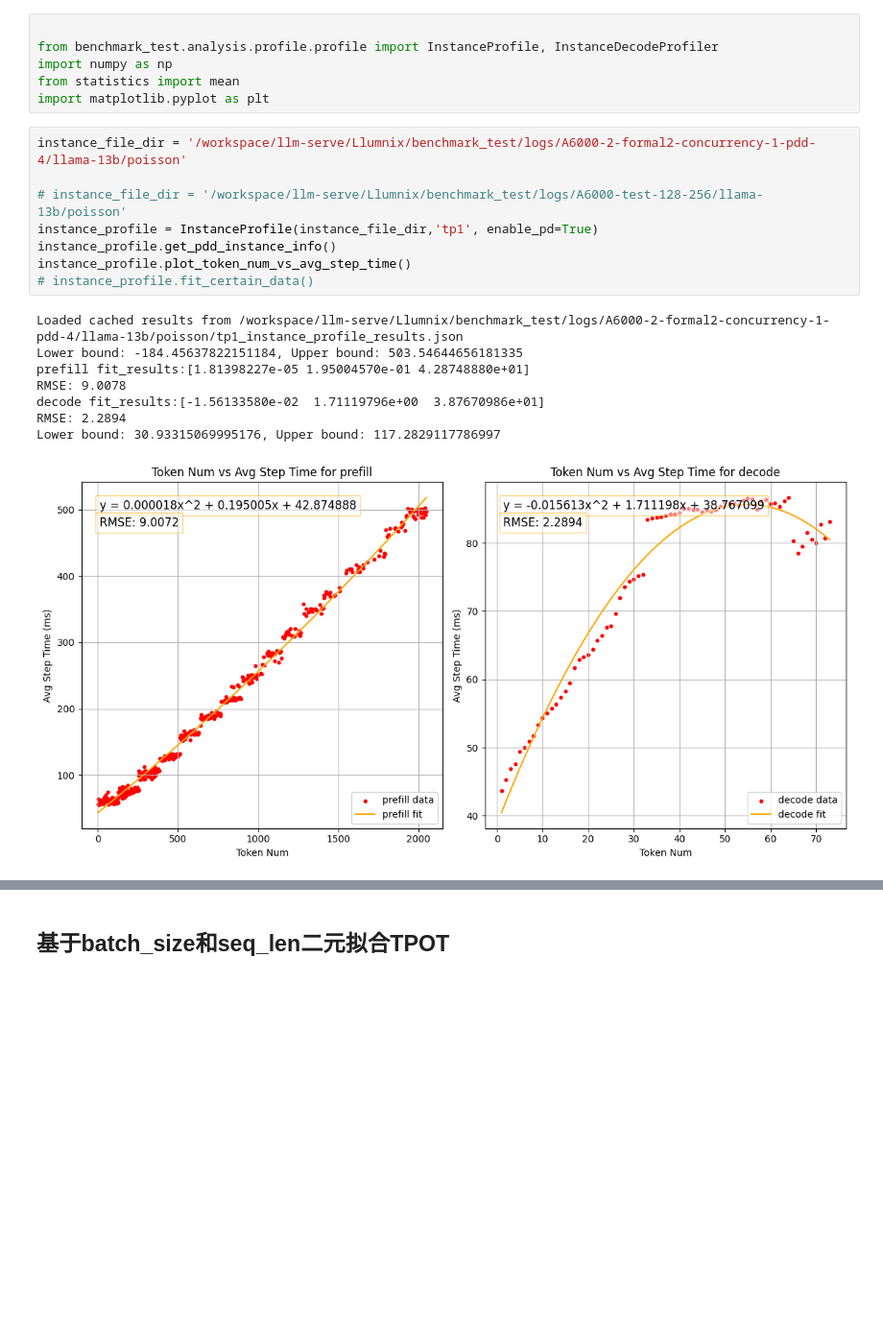
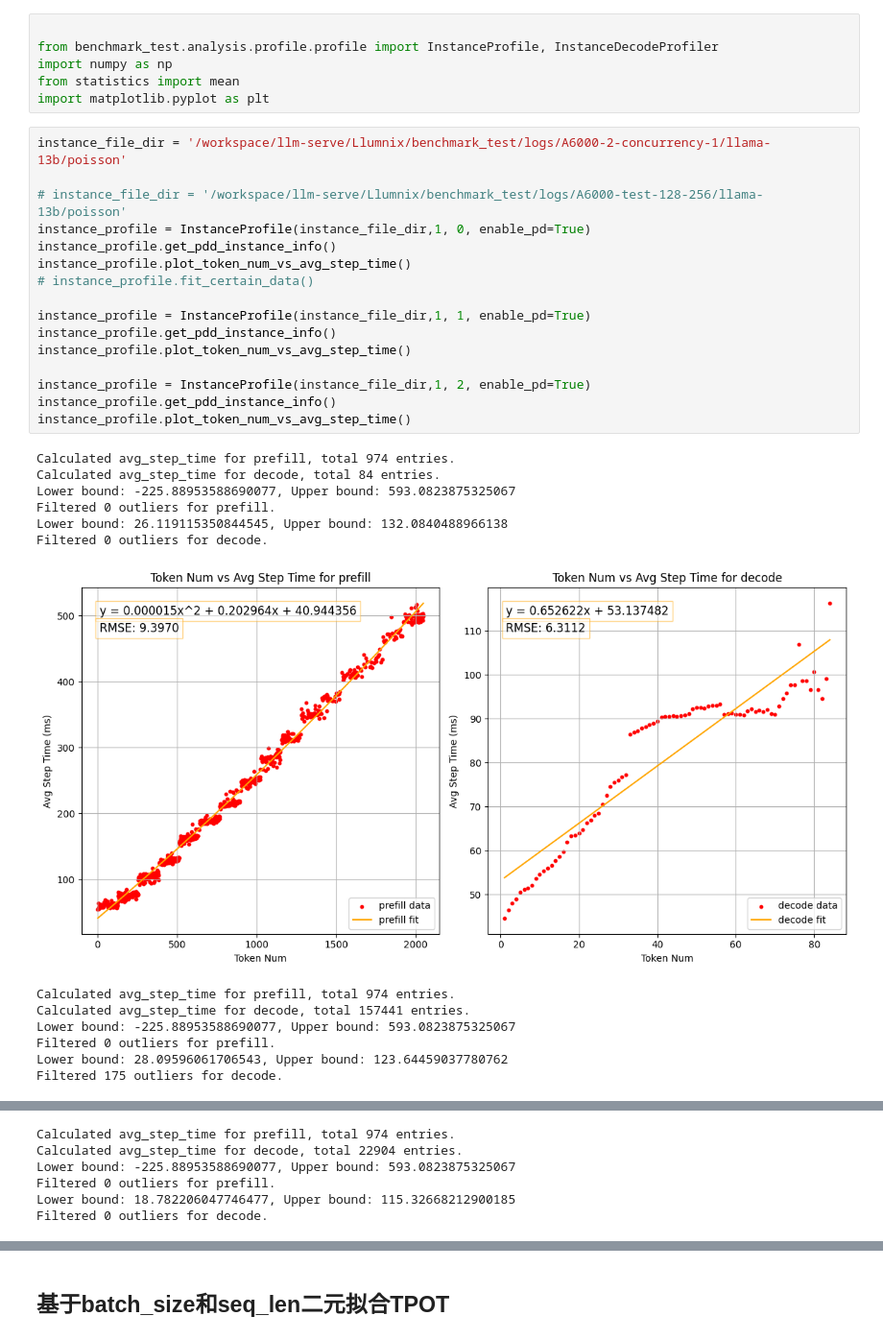
Before and after one commit to Lai-JX/Llumnix, a Jupyter notebook: benchmark_test/analysis/profile/profile.ipynb, the cells around one changed output, grey strips where cells are left out. Shown at 96% size. Saved outputs shown, nothing was run; the diff lists cells and outputs as text; blank space fills up the shorter version.

```diff
--- a/benchmark_test/analysis/profile/profile.ipynb
+++ b/benchmark_test/analysis/profile/profile.ipynb
@@ -9,19 +9,32 @@ import numpy as np
 from statistics import mean
 import matplotlib.pyplot as plt
 # %%
-instance_file_dir = '/workspace/llm-serve/Llumnix/benchmark_test/logs/A6000-2-formal2-concurrency-1-pdd-4/llama-13b/poisson'
+instance_file_dir = '/workspace/llm-serve/Llumnix/benchmark_test/logs/A6000-2-concurrency-1/llama-13b/poisson'
 
 # instance_file_dir = '/workspace/llm-serve/Llumnix/benchmark_test/logs/A6000-test-128-256/llama-13b/poisson'
-instance_profile = InstanceProfile(instance_file_dir,'tp1', enable_pd=True)
+instance_profile = InstanceProfile(instance_file_dir,1, 0, enable_pd=True)
 instance_profile.get_pdd_instance_info()
 instance_profile.plot_token_num_vs_avg_step_time()
 # instance_profile.fit_certain_data()
+
+instance_profile = InstanceProfile(instance_file_dir,1, 1, enable_pd=True)
+instance_profile.get_pdd_instance_info()
+instance_profile.plot_token_num_vs_avg_step_time()
+
+instance_profile = InstanceProfile(instance_file_dir,1, 2, enable_pd=True)
+instance_profile.get_pdd_instance_info()
+instance_profile.plot_token_num_vs_avg_step_time()
 # %% [output]
-Loaded cached results from /workspace/llm-serve/Llumnix/benchmark_test/logs/A6000-2-formal2-concurrency-1-pdd-4/llama-13b/poisson/tp1_instance_profile_results.json
-Lower bound: -184.45637822151184, Upper bound: 503.54644656181335
-prefill fit_results:[1.81398227e-05 1.95004570e-01 4.28748880e+01]
-RMSE: 9.0078
-decode fit_results:[-1.56133580e-02  1.71119796e+00  3.87670986e+01]
-RMSE: 2.2894
-Lower bound: 30.93315069995176, Upper bound: 117.2829117786997
+Calculated avg_step_time for prefill, total 974 entries.
+Calculated avg_step_time for decode, total 84 entries.
+Lower bound: -225.88953588690077, Upper bound: 593.0823875325067
+Filtered 0 outliers for prefill.
+Lower bound: 26.119115350844545, Upper bound: 132.0840488966138
+Filtered 0 outliers for decode.
-[figure, old version]
+[figure, new version]
+Calculated avg_step_time for prefill, total 974 entries.
+Calculated avg_step_time for decode, total 157441 entries.
+Lower bound: -225.88953588690077, Upper bound: 593.0823875325067
+Filtered 0 outliers for prefill.
+Lower bound: 28.09596061706543, Upper bound: 123.64459037780762
+Filtered 175 outliers for decode.
@@ -27,0 +42,6 @@ Lower bound: 30.93315069995176, Upper bound: 117.2829117786997
+Calculated avg_step_time for prefill, total 974 entries.
+Calculated avg_step_time for decode, total 22904 entries.
+Lower bound: -225.88953588690077, Upper bound: 593.0823875325067
+Filtered 0 outliers for prefill.
+Lower bound: 18.782206047746477, Upper bound: 115.32668212900185
+Filtered 0 outliers for decode.
```
Also changed, not shown: parts of 14 cells of this notebook, 12 other files.
